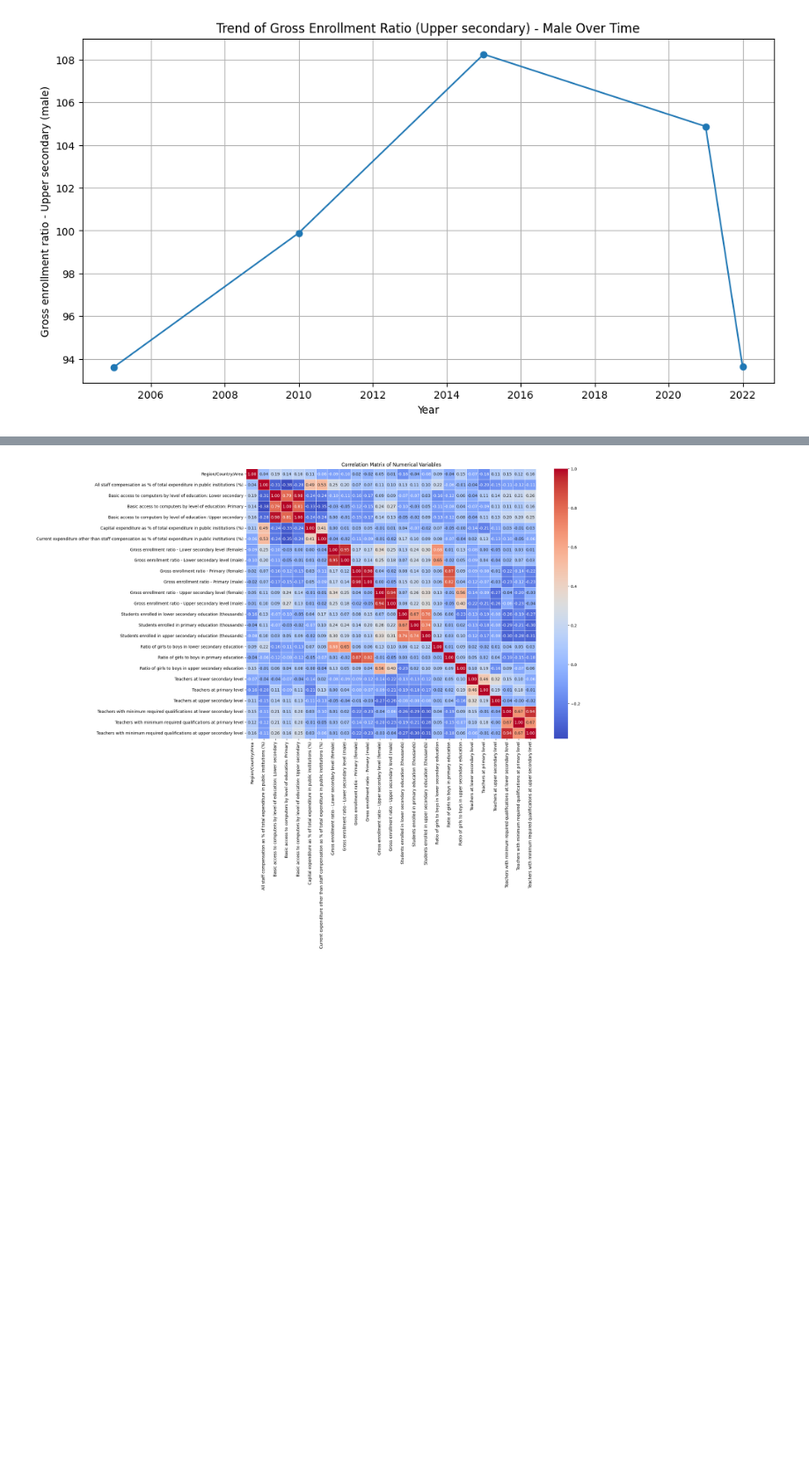
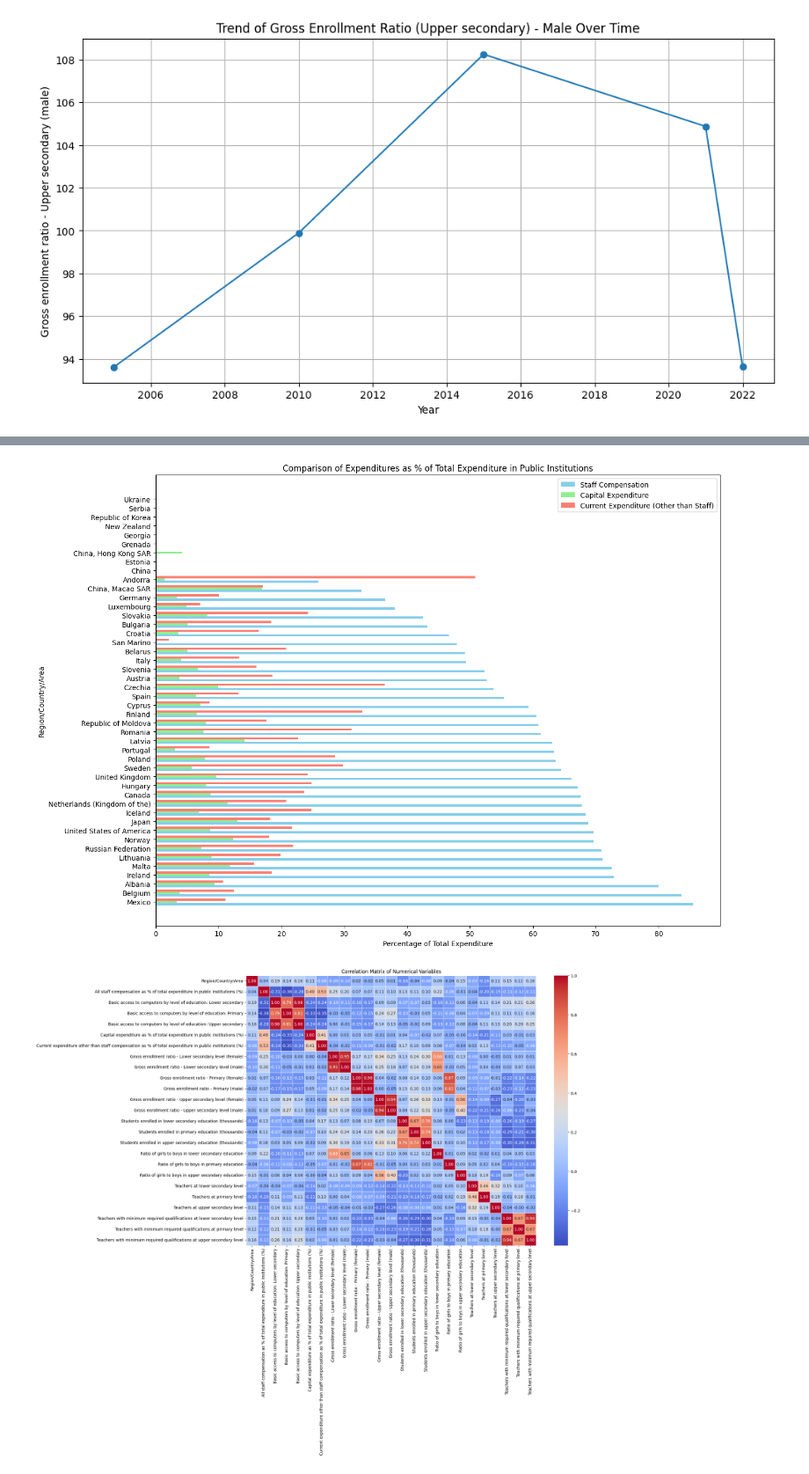
Before and after one commit to Cfg-data/Education-Data-n-Trends, a Jupyter notebook: usable_notebooks/full_analytics.ipynb, the cells around one changed output, grey strips where cells are left out. Shown at 88% size. Drawn from its saved outputs; the diff is of its cells as text; code cells hidden in the pictures; blank space fills up the shorter version.

```diff
--- a/usable_notebooks/full_analytics.ipynb
+++ b/usable_notebooks/full_analytics.ipynb
@@ -161,3 +225,39 @@ plt.show()
+# %%
+# Set the width for each bar
+bar_width = 0.25
+
+# Set the positions for each bar
+index = np.arange(len(expenditure_comparison))
+
+# Create the plot
+plt.figure(figsize=(14, 10))
+
+# Plot each expenditure category
+plt.barh(index - bar_width,
+         expenditure_comparison['All staff compensation as % of total expenditure in public institutions (%)'],
+         bar_width, label='Staff Compensation', color='skyblue')
+
+plt.barh(index,
+         expenditure_comparison['Capital expenditure as % of total expenditure in public institutions (%)'],
+         bar_width, label='Capital Expenditure', color='lightgreen')
+
+plt.barh(index + bar_width,
+         expenditure_comparison['Current expenditure other than staff compensation as % of total expenditure in public institutions (%)'],
+         bar_width, label='Current Expenditure (Other than Staff)', color='salmon')
+
+# Adding title, labels, and legends
+plt.title('Comparison of Expenditures as % of Total Expenditure in Public Institutions')
+plt.xlabel('Percentage of Total Expenditure')
+plt.ylabel('Region/Country/Area')
+plt.yticks(index, expenditure_comparison.index)  # Set region names on the y-axis
+plt.legend()
+
+# Save the plot to a file
+plt.tight_layout()
+plt.savefig('full_analysis/expenditure_comparison_side_by_side.png')  # Save the plot
+plt.show()
+# %% [output]
+[figure, added]
 # %%
 # Select only numerical columns
 numerical_columns = df.select_dtypes(include=['float64', 'int64'])
```
Also changed, not shown: parts of 4 cells of this notebook, 3 other files.
